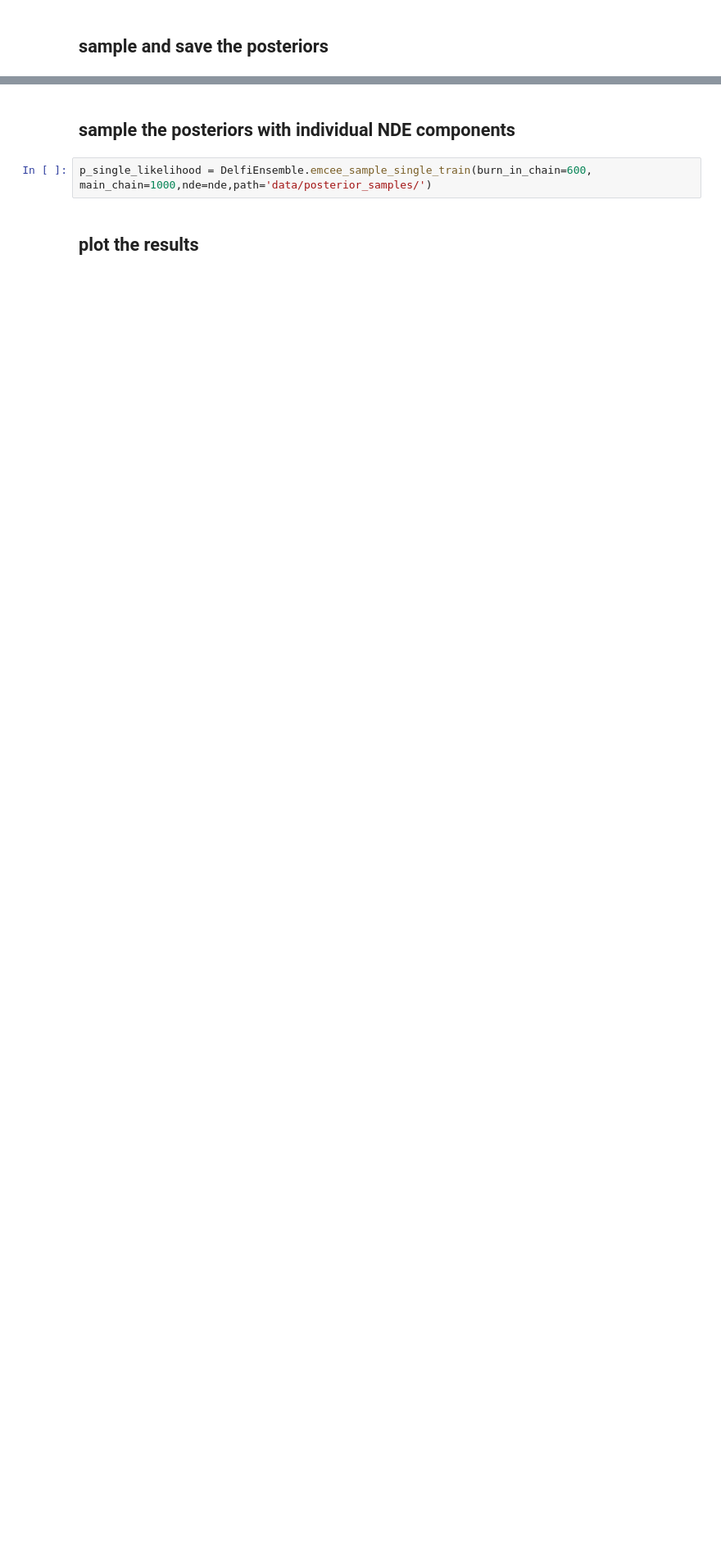
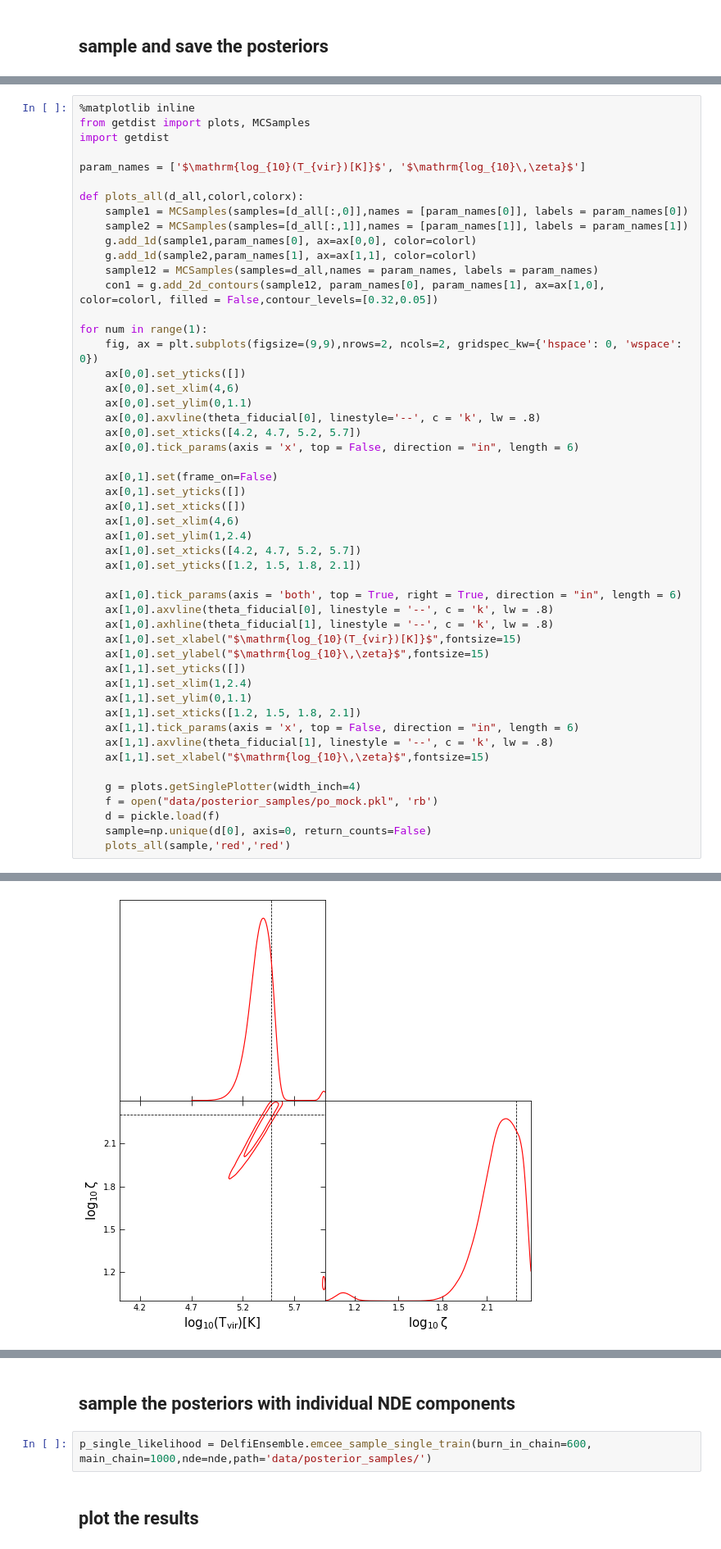
Before and after one commit to Xiaosheng-Zhao/21cmDELFI, a Jupyter notebook: tutorial/Train.ipynb, the cells around one changed output, grey strips where cells are left out. Shown at 82% size. Saved outputs shown, nothing was run; the diff lists cells and outputs as text; blank space fills up the shorter version.

```diff
--- a/tutorial/Train.ipynb
+++ b/tutorial/Train.ipynb
@@ -95,0 +93,51 @@ with open('data/posterior_samples/po_mock.pkl', 'wb') as f:
+# %%
+%matplotlib inline
+from getdist import plots, MCSamples
+import getdist
+
+param_names = ['$\mathrm{log_{10}(T_{vir})[K]}$', '$\mathrm{log_{10}\,\zeta}$']
+
+def plots_all(d_all,colorl,colorx):
+    sample1 = MCSamples(samples=[d_all[:,0]],names = [param_names[0]], labels = param_names[0])
+    sample2 = MCSamples(samples=[d_all[:,1]],names = [param_names[1]], labels = param_names[1])
+    g.add_1d(sample1,param_names[0], ax=ax[0,0], color=colorl)
+    g.add_1d(sample2,param_names[1], ax=ax[1,1], color=colorl)
+    sample12 = MCSamples(samples=d_all,names = param_names, labels = param_names)
+    con1 = g.add_2d_contours(sample12, param_names[0], param_names[1], ax=ax[1,0], color=colorl, filled = False,contour_levels=[0.32,0.05])
+
+for num in range(1):
+    fig, ax = plt.subplots(figsize=(9,9),nrows=2, ncols=2, gridspec_kw={'hspace': 0, 'wspace': 0})
+    ax[0,0].set_yticks([])
+    ax[0,0].set_xlim(4,6)
+    ax[0,0].set_ylim(0,1.1)
+    ax[0,0].axvline(theta_fiducial[0], linestyle='--', c = 'k', lw = .8)
+    ax[0,0].set_xticks([4.2, 4.7, 5.2, 5.7])
+    ax[0,0].tick_params(axis = 'x', top = False, direction = "in", length = 6)
+
+    ax[0,1].set(frame_on=False)
+    ax[0,1].set_yticks([])
+    ax[0,1].set_xticks([])
+    ax[1,0].set_xlim(4,6)
+    ax[1,0].set_ylim(1,2.4)
+    ax[1,0].set_xticks([4.2, 4.7, 5.2, 5.7])
+    ax[1,0].set_yticks([1.2, 1.5, 1.8, 2.1])
+
+    ax[1,0].tick_params(axis = 'both', top = True, right = True, direction = "in", length = 6)
+    ax[1,0].axvline(theta_fiducial[0], linestyle = '--', c = 'k', lw = .8)
+    ax[1,0].axhline(theta_fiducial[1], linestyle = '--', c = 'k', lw = .8)
+    ax[1,0].set_xlabel("$\mathrm{log_{10}(T_{vir})[K]}$",fontsize=15)
+    ax[1,0].set_ylabel("$\mathrm{log_{10}\,\zeta}$",fontsize=15)
+    ax[1,1].set_yticks([])
+    ax[1,1].set_xlim(1,2.4)
+    ax[1,1].set_ylim(0,1.1)
+    ax[1,1].set_xticks([1.2, 1.5, 1.8, 2.1])
+    ax[1,1].tick_params(axis = 'x', top = False, direction = "in", length = 6)
+    ax[1,1].axvline(theta_fiducial[1], linestyle = '--', c = 'k', lw = .8)
+    ax[1,1].set_xlabel("$\mathrm{log_{10}\,\zeta}$",fontsize=15)
+
+    g = plots.getSinglePlotter(width_inch=4)
+    f = open("data/posterior_samples/po_mock.pkl", 'rb')
+    d = pickle.load(f)
+    sample=np.unique(d[0], axis=0, return_counts=False)
+    plots_all(sample,'red','red')
+# %% [output]
@@ -95,0 +147 @@ with open('data/posterior_samples/po_mock.pkl', 'wb') as f:
+[figure, added]
```
Also changed, not shown: parts of 10 cells of this notebook.
